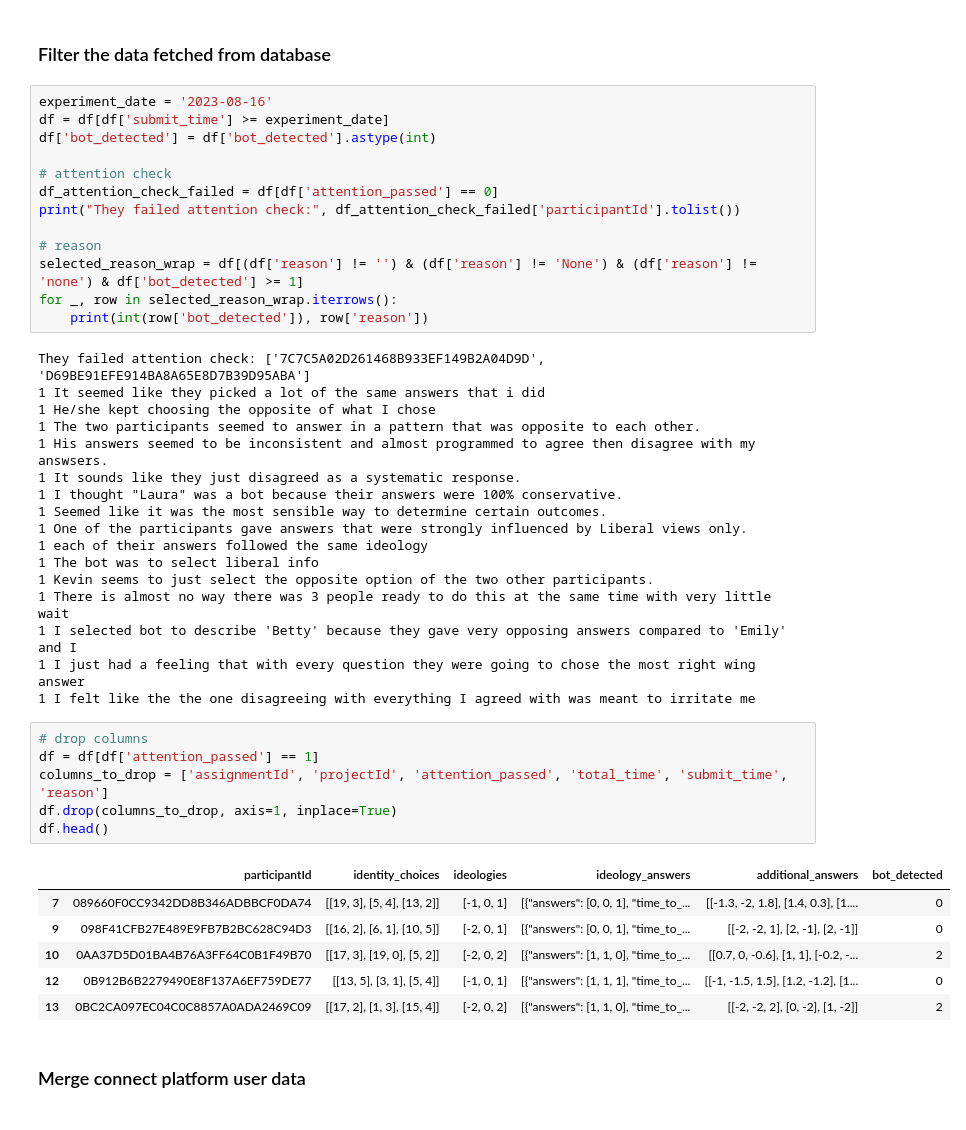
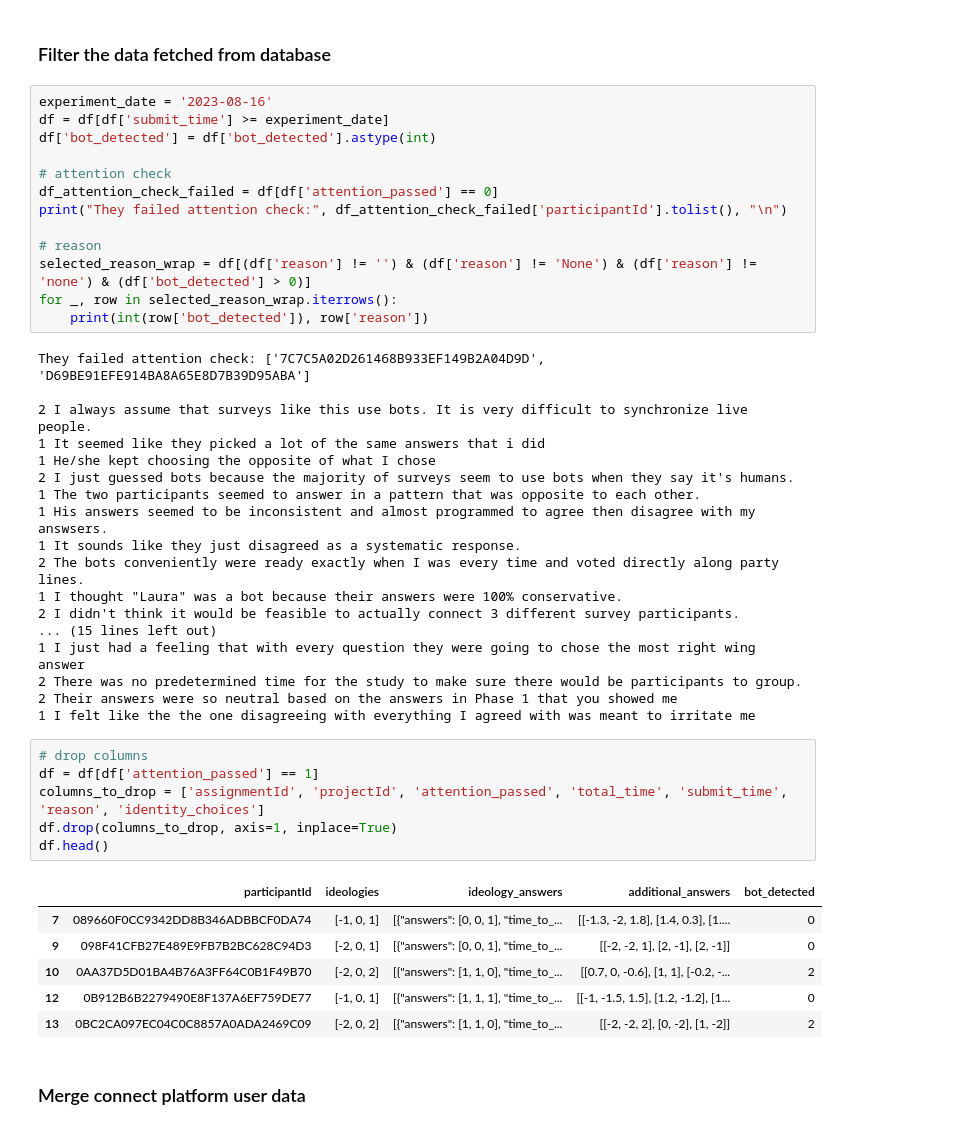
Before and after one commit to yindeqiang/Online-Politicization-Experiment-Website, a Jupyter notebook: data_analysis/pilot_1.ipynb, the cells around one changed output. Drawn from its saved outputs; the diff is of its cells as text.

```diff
--- a/data_analysis/pilot_1.ipynb
+++ b/data_analysis/pilot_1.ipynb
@@ -49,42 +50,43 @@ df['bot_detected'] = df['bot_detected'].astype(int)
 
 # attention check
 df_attention_check_failed = df[df['attention_passed'] == 0]
-print("They failed attention check:", df_attention_check_failed['participantId'].tolist())
+print("They failed attention check:", df_attention_check_failed['participantId'].tolist(), "\n")
 
 # reason
-selected_reason_wrap = df[(df['reason'] != '') & (df['reason'] != 'None') & (df['reason'] != 'none') & df['bot_detected'] >= 1]
+selected_reason_wrap = df[(df['reason'] != '') & (df['reason'] != 'None') & (df['reason'] != 'none') & (df['bot_detected'] > 0)]
 for _, row in selected_reason_wrap.iterrows():
     print(int(row['bot_detected']), row['reason'])
 # %% [output]
 They failed attention check: ['7C7C5A02D261468B933EF149B2A04D9D', 'D69BE91EFE914BA8A65E8D7B39D95ABA']
+
+2 I always assume that surveys like this use bots. It is very difficult to synchronize live people.
 1 It seemed like they picked a lot of the same answers that i did
 1 He/she kept choosing the opposite of what I chose
+2 I just guessed bots because the majority of surveys seem to use bots when they say it's humans.
 1 The two participants seemed to answer in a pattern that was opposite to each other.
 1 His answers seemed to be inconsistent and almost programmed to agree then disagree with my answsers.
 1 It sounds like they just disagreed as a systematic response.
+2 The bots conveniently were ready exactly when I was every time and voted directly along party lines.
 1 I thought "Laura" was a bot because their answers were 100% conservative.
-1 Seemed like it was the most sensible way to determine certain outcomes.
-1 One of the participants gave answers that were strongly influenced by Liberal views only.
-1 each of their answers followed the same ideology
-1 The bot was to select liberal info
-1 Kevin seems to just select the opposite option of the two other participants.
-1 There is almost no way there was 3 people ready to do this at the same time with very little wait
-1 I selected bot to describe 'Betty' because they gave very opposing answers compared to 'Emily' and I
+2 I didn't think it would be feasible to actually connect 3 different survey participants.
+... (15 lines left out)
 1 I just had a feeling that with every question they were going to chose the most right wing answer
+2 There was no predetermined time for the study to make sure there would be participants to group.
+2 Their answers were so neutral based on the answers in Phase 1 that you showed me
 1 I felt like the the one disagreeing with everything I agreed with was meant to irritate me
 # %%
 # drop columns
 df = df[df['attention_passed'] == 1]
-columns_to_drop = ['assignmentId', 'projectId', 'attention_passed', 'total_time', 'submit_time', 'reason']
+columns_to_drop = ['assignmentId', 'projectId', 'attention_passed', 'total_time', 'submit_time', 'reason', 'identity_choices']
 df.drop(columns_to_drop, axis=1, inplace=True)
 df.head()
 # %% [output]
-|  | participantId | identity_choices | ideologies | ideology_answers | additional_answers | bot_detected |
-| 7 | 089660F0CC9342DD8B346ADBBCF0DA74 | [[19, 3], [5, 4], [13, 2]] | [-1, 0, 1] | [{"answers": [0, 0, 1], "time_to_... | [[-1.3, -2, 1.8], [1.4, 0.3], [1.... | 0 |
-| 9 | 098F41CFB27E489E9FB7B2BC628C94D3 | [[16, 2], [6, 1], [10, 5]] | [-2, 0, 1] | [{"answers": [0, 0, 1], "time_to_... | [[-2, -2, 1], [2, -1], [2, -1]] | 0 |
-| 10 | 0AA37D5D01BA4B76A3FF64C0B1F49B70 | [[17, 3], [19, 0], [5, 2]] | [-2, 0, 2] | [{"answers": [1, 1, 0], "time_to_... | [[0.7, 0, -0.6], [1, 1], [-0.2, -... | 2 |
-| 12 | 0B912B6B2279490E8F137A6EF759DE77 | [[13, 5], [3, 1], [5, 4]] | [-1, 0, 1] | [{"answers": [1, 1, 1], "time_to_... | [[-1, -1.5, 1.5], [1.2, -1.2], [1... | 0 |
-| 13 | 0BC2CA097EC04C0C8857A0ADA2469C09 | [[17, 2], [1, 3], [15, 4]] | [-2, 0, 2] | [{"answers": [1, 1, 0], "time_to_... | [[-2, -2, 2], [0, -2], [1, -2]] | 2 |
+|  | participantId | ideologies | ideology_answers | additional_answers | bot_detected |
+| 7 | 089660F0CC9342DD8B346ADBBCF0DA74 | [-1, 0, 1] | [{"answers": [0, 0, 1], "time_to_... | [[-1.3, -2, 1.8], [1.4, 0.3], [1.... | 0 |
+| 9 | 098F41CFB27E489E9FB7B2BC628C94D3 | [-2, 0, 1] | [{"answers": [0, 0, 1], "time_to_... | [[-2, -2, 1], [2, -1], [2, -1]] | 0 |
+| 10 | 0AA37D5D01BA4B76A3FF64C0B1F49B70 | [-2, 0, 2] | [{"answers": [1, 1, 0], "time_to_... | [[0.7, 0, -0.6], [1, 1], [-0.2, -... | 2 |
+| 12 | 0B912B6B2279490E8F137A6EF759DE77 | [-1, 0, 1] | [{"answers": [1, 1, 1], "time_to_... | [[-1, -1.5, 1.5], [1.2, -1.2], [1... | 0 |
+| 13 | 0BC2CA097EC04C0C8857A0ADA2469C09 | [-2, 0, 2] | [{"answers": [1, 1, 0], "time_to_... | [[-2, -2, 2], [0, -2], [1, -2]] | 2 |
 # %% [markdown]
 ### Merge connect platform user data
 # %%
```
Also changed, not shown: parts of 8 cells of this notebook, 6 other files.
